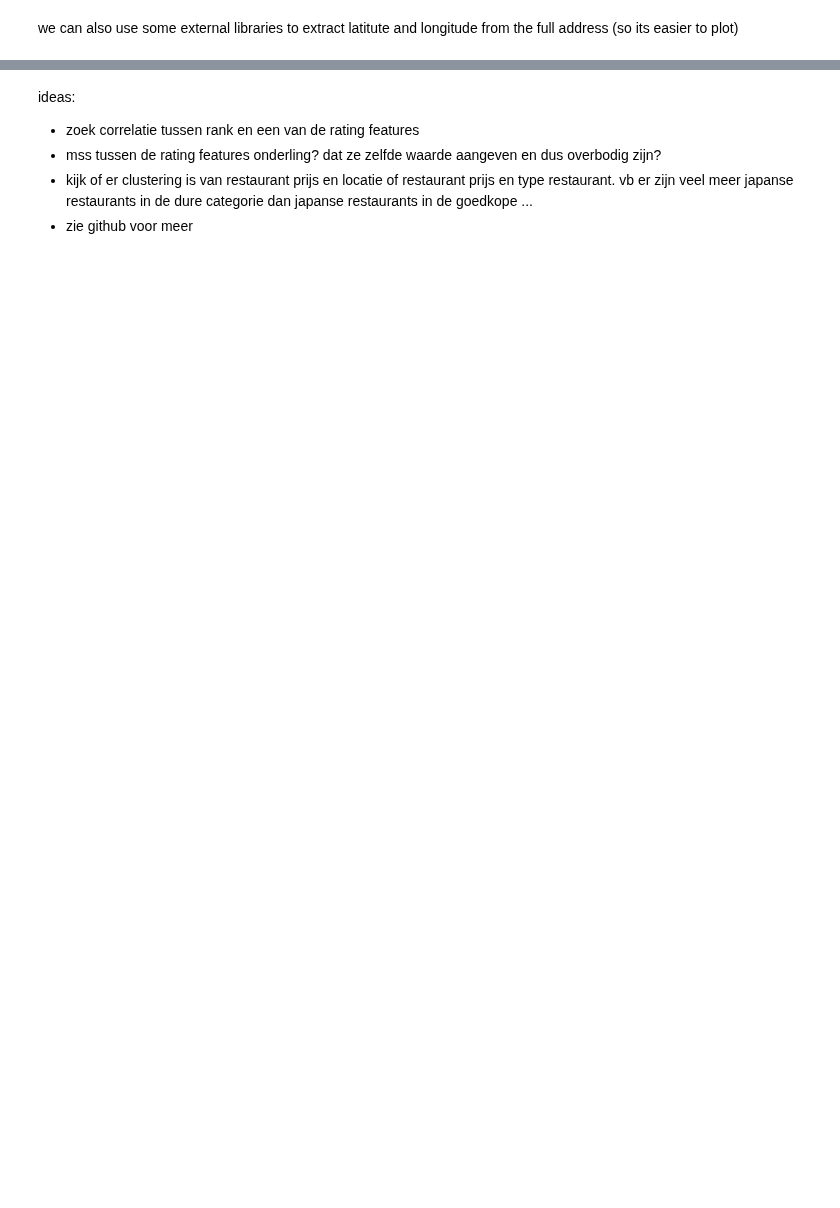
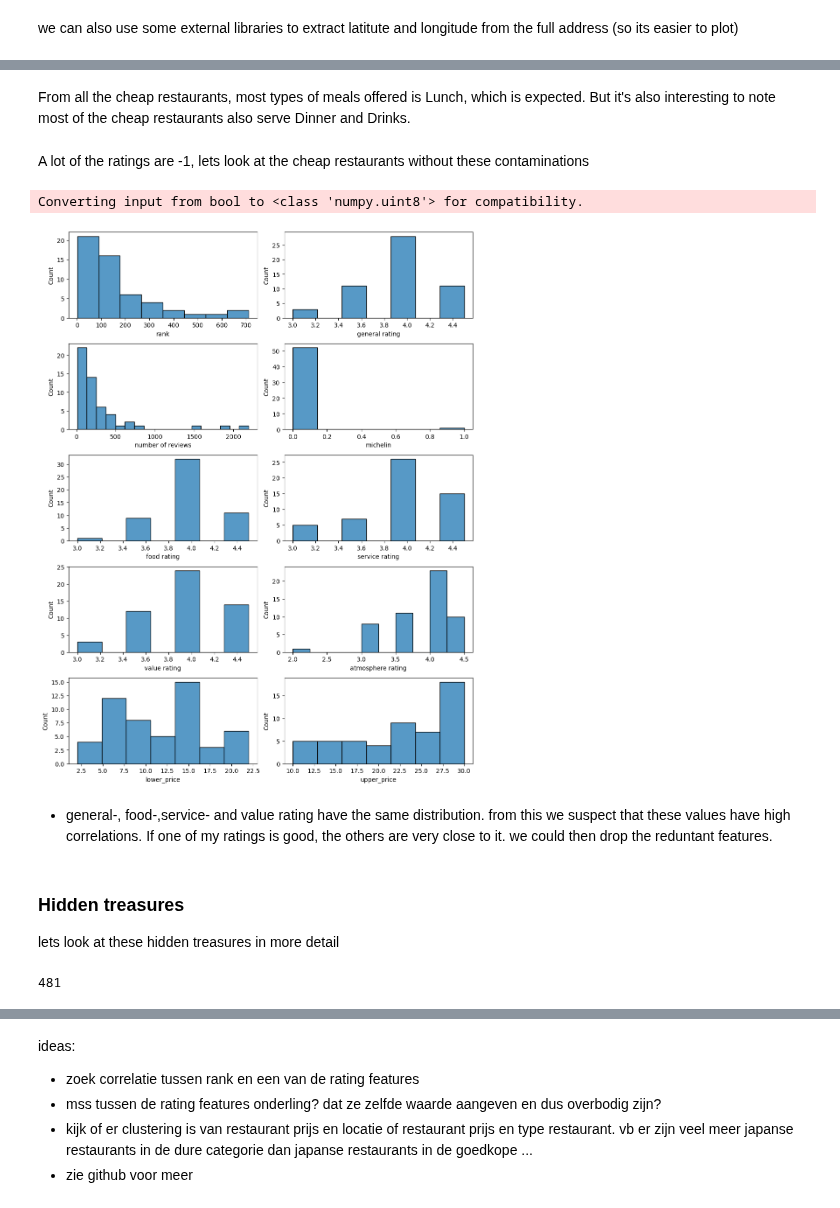
Before and after one commit to hikmatelhaj/machine-learning-project, a Jupyter notebook: sprint1.ipynb, the cells around one changed output, grey strips where cells are left out. Saved outputs shown, nothing was run; the diff lists cells and outputs as text; code cells hidden in the pictures; blank space fills up the shorter version.

```diff
--- a/sprint1.ipynb
+++ b/sprint1.ipynb
@@ -200,0 +320,25 @@ coords
+# %% [markdown]
+From all the cheap restaurants, most types of meals offered is Lunch, which is expected.
+But it's also interesting to note most of the cheap restaurants also serve Dinner and Drinks.
+# %% [markdown]
+A lot of the ratings are -1, lets look at the cheap restaurants without these contaminations
+# %%
+cheap_restaurants_with_rating=cheap_restaurants.replace(-1,np.nan).dropna()
+fig=plt.figure(figsize=(10,15))
+for i, col in enumerate(["rank","general rating","number of reviews","michelin","food rating","service rating","value rating","atmosphere rating","lower_price", "upper_price"]):
+    plt.subplot(6,2,i+1)
+    sns.histplot(cheap_restaurants_with_rating[col])
+fig.tight_layout()
+plt.show()
+# %% [output]
+Converting input from bool to <class 'numpy.uint8'> for compatibility.
+[figure, added]
+# %% [markdown]
+* general-, food-,service- and value rating have the same distribution. from this we suspect that these values have high correlations. If one of my ratings is good, the others are very close to it. we could then drop the reduntant features.
+# %% [markdown]
+### Hidden treasures
+lets look at these hidden treasures in more detail
+# %%
+len(hidden_treasures)
+# %% [output]
+481
```
Also changed, not shown: parts of 35 cells of this notebook, 1 other file.
